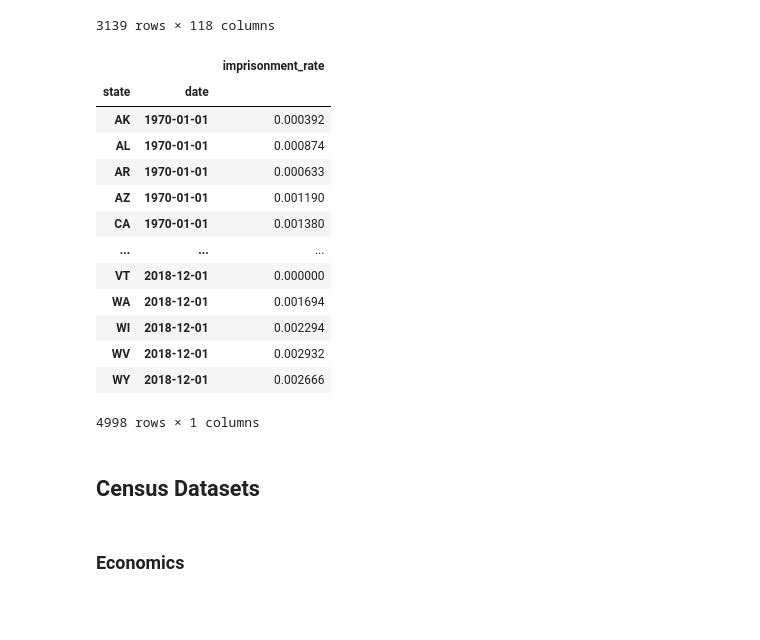
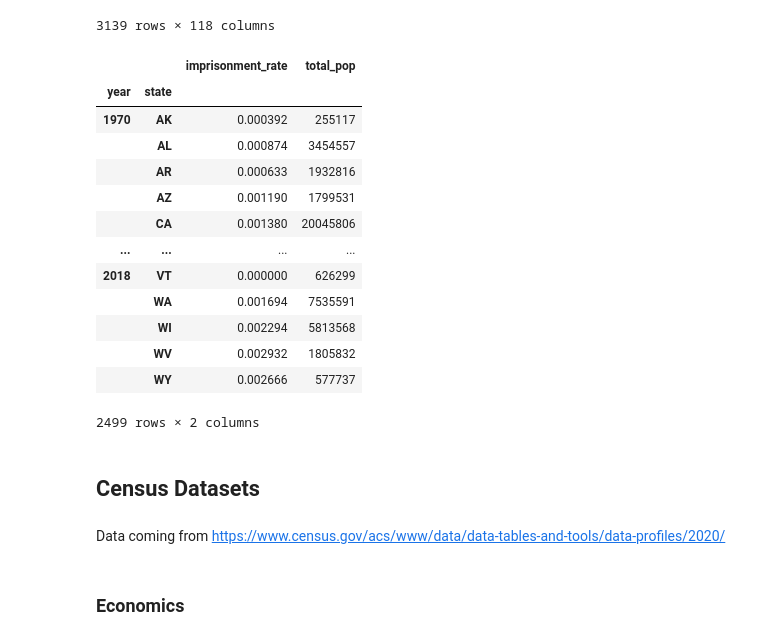
Before and after one commit to arnaud39/us_studies, a Jupyter notebook: explatory.ipynb, the cells around one changed output. Saved outputs shown, nothing was run; the diff lists cells and outputs as text; code cells hidden in the pictures; blank space fills up the shorter version.

Commit message:
yearly to monthly, functionnal pipeline demo and eco

```diff
--- a/explatory.ipynb
+++ b/explatory.ipynb
@@ -206,46 +206,34 @@ df_vera.loc[(1970, slice(None), slice(None)),:]
 # %%
 # use multi index capabilities to merge by state
 df_vera = df_vera.groupby(level=[0, 1]).sum()
-df_vera_extract = pd.concat(
+df_vera = pd.concat(
     [
         (
             df_vera.loc[:, ["total_jail_pop", "total_prison_pop"]].sum(axis=1)
             / df_vera.loc[:, "total_pop"]
         ).rename("imprisonment_rate"),
         df_vera["total_pop"],
     ],
     axis=1,
 )
-# yearly data to monthly repeated entries
-df_imprisonment = pd.concat(
-    {month: df_vera_extract for month in [1, 12]}, names=["month"]
-).reorder_levels(["year", "month", "state"])
-# merge year and month index
-df_imprisonment = (
-    df_imprisonment.reset_index().set_index("state")
-)
 
-df_imprisonment["date"] = (
-    df_imprisonment["year"].astype(str) + "-" + df_imprisonment["month"].astype(str)
-).astype("datetime64[ns]")
-
-df_imprisonment = df_imprisonment[['imprisonment_rate', 'date']].reset_index().set_index(['state', 'date'])
-df = df_imprisonment
-df_imprisonment
+df_vera
 # %% [output]
-|  |  | imprisonment_rate |
-| state | date |  |
-| AK | 1970-01-01 | 0.000392 |
-| AL | 1970-01-01 | 0.000874 |
-| AR | 1970-01-01 | 0.000633 |
-| AZ | 1970-01-01 | 0.001190 |
-| CA | 1970-01-01 | 0.001380 |
-| ... | ... | ... |
-| VT | 2018-12-01 | 0.000000 |
-| WA | 2018-12-01 | 0.001694 |
-| WI | 2018-12-01 | 0.002294 |
-| WV | 2018-12-01 | 0.002932 |
-| WY | 2018-12-01 | 0.002666 |
+|  |  | imprisonment_rate | total_pop |
+| year | state |  |  |
+| 1970 | AK | 0.000392 | 255117 |
+|  | AL | 0.000874 | 3454557 |
+|  | AR | 0.000633 | 1932816 |
+|  | AZ | 0.001190 | 1799531 |
+|  | CA | 0.001380 | 20045806 |
+| ... | ... | ... | ... |
+| 2018 | VT | 0.000000 | 626299 |
+|  | WA | 0.001694 | 7535591 |
+|  | WI | 0.002294 | 5813568 |
+|  | WV | 0.002932 | 1805832 |
+|  | WY | 0.002666 | 577737 |
-4998 rows × 1 columns
+2499 rows × 2 columns
 # %% [markdown]
 ## Census Datasets
+# %% [markdown]
+Data coming from https://www.census.gov/acs/www/data/data-tables-and-tools/data-profiles/2020/
```
Also changed, not shown: parts of 8 cells of this notebook, 2 other files.
